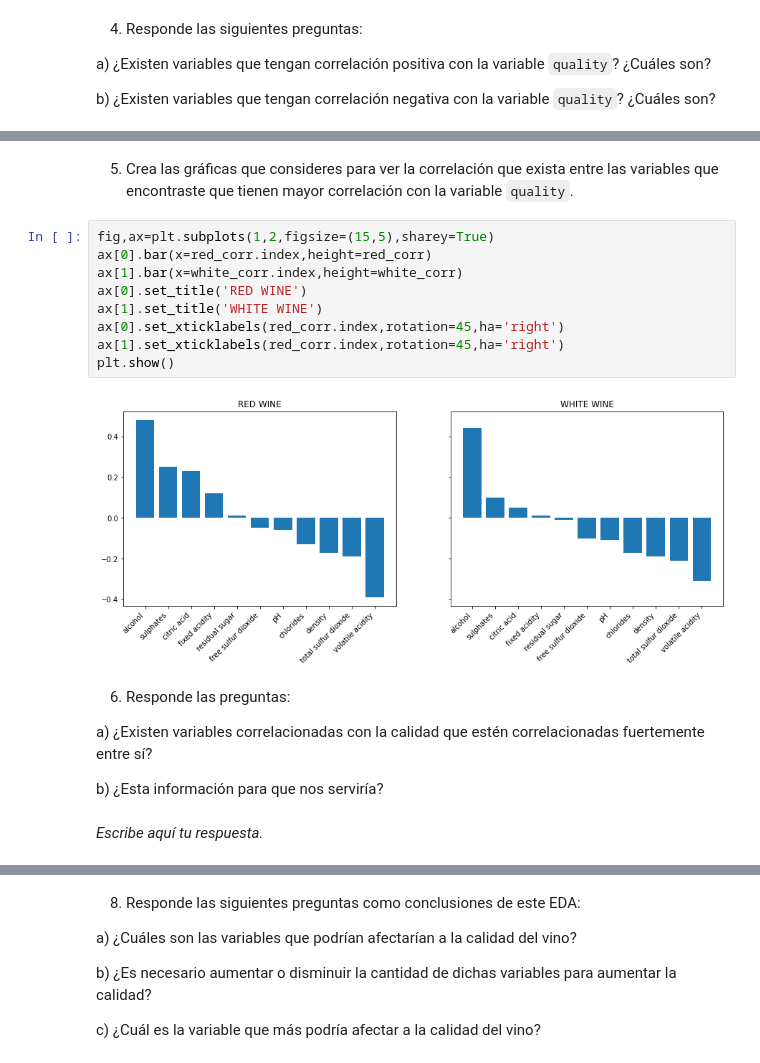
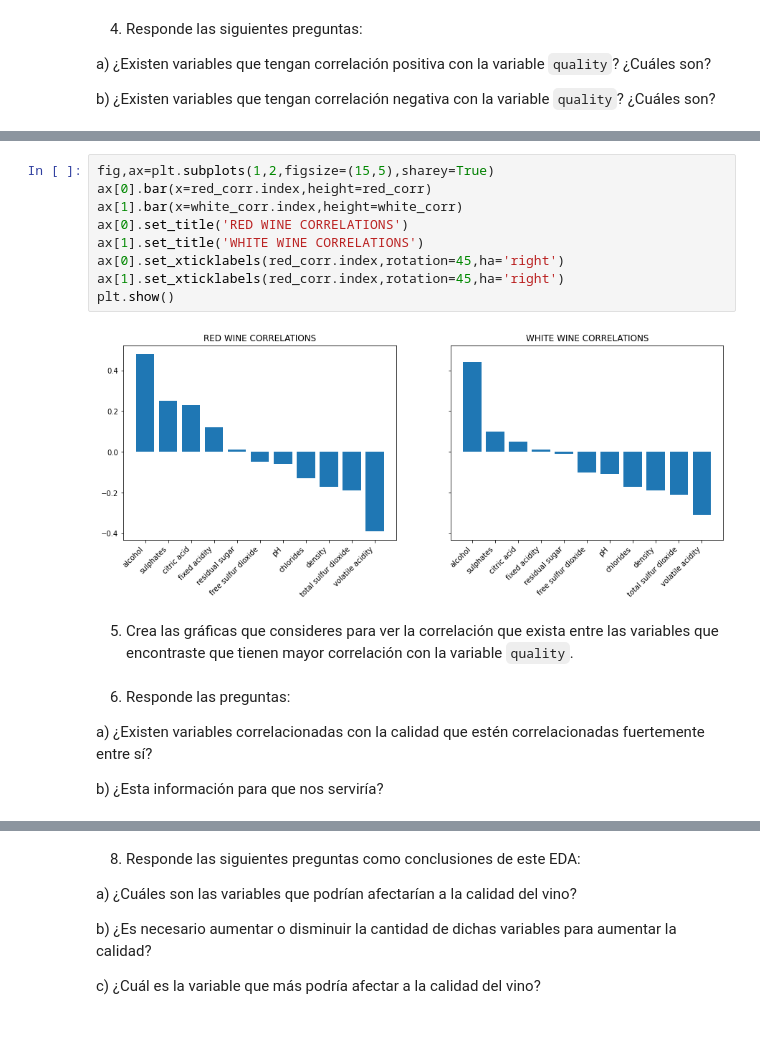
Before and after one commit to ManuelJua/wine_analysis, a Jupyter notebook: eda-wines-template.ipynb, the cells around one changed output, grey strips where cells are left out. Drawn from its saved outputs; the diff is of its cells as text; blank space fills up the shorter version.

```diff
--- a/eda-wines-template.ipynb
+++ b/eda-wines-template.ipynb
@@ -564,21 +546,19 @@ b) Negativamente:
+# %%
+fig,ax=plt.subplots(1,2,figsize=(15,5),sharey=True)
+ax[0].bar(x=red_corr.index,height=red_corr)
+ax[1].bar(x=white_corr.index,height=white_corr)
+ax[0].set_title('RED WINE CORRELATIONS')
+ax[1].set_title('WHITE WINE CORRELATIONS')
+ax[0].set_xticklabels(red_corr.index,rotation=45,ha='right')
+ax[1].set_xticklabels(red_corr.index,rotation=45,ha='right')
+plt.show()
+# %% [output]
+[figure, added]
 # %% [markdown]
 5. Crea las gráficas que consideres para ver la correlación que exista entre las variables que encontraste que tienen mayor correlación con la variable `quality`.
-# %%
-fig,ax=plt.subplots(1,2,figsize=(15,5),sharey=True)
-ax[0].bar(x=red_corr.index,height=red_corr)
-ax[1].bar(x=white_corr.index,height=white_corr)
-ax[0].set_title('RED WINE')
-ax[1].set_title('WHITE WINE')
-ax[0].set_xticklabels(red_corr.index,rotation=45,ha='right')
-ax[1].set_xticklabels(red_corr.index,rotation=45,ha='right')
-plt.show()
-# %% [output]
-[figure, removed]
 # %% [markdown]
 6. Responde las preguntas:
 
 a) ¿Existen variables correlacionadas con la calidad que estén correlacionadas fuertemente entre sí?
 
 b) ¿Esta información para que nos serviría?
-# %% [markdown]
-*Escribe aquí tu respuesta.*
```
Also changed, not shown: parts of 25 cells of this notebook, 8 other files.
